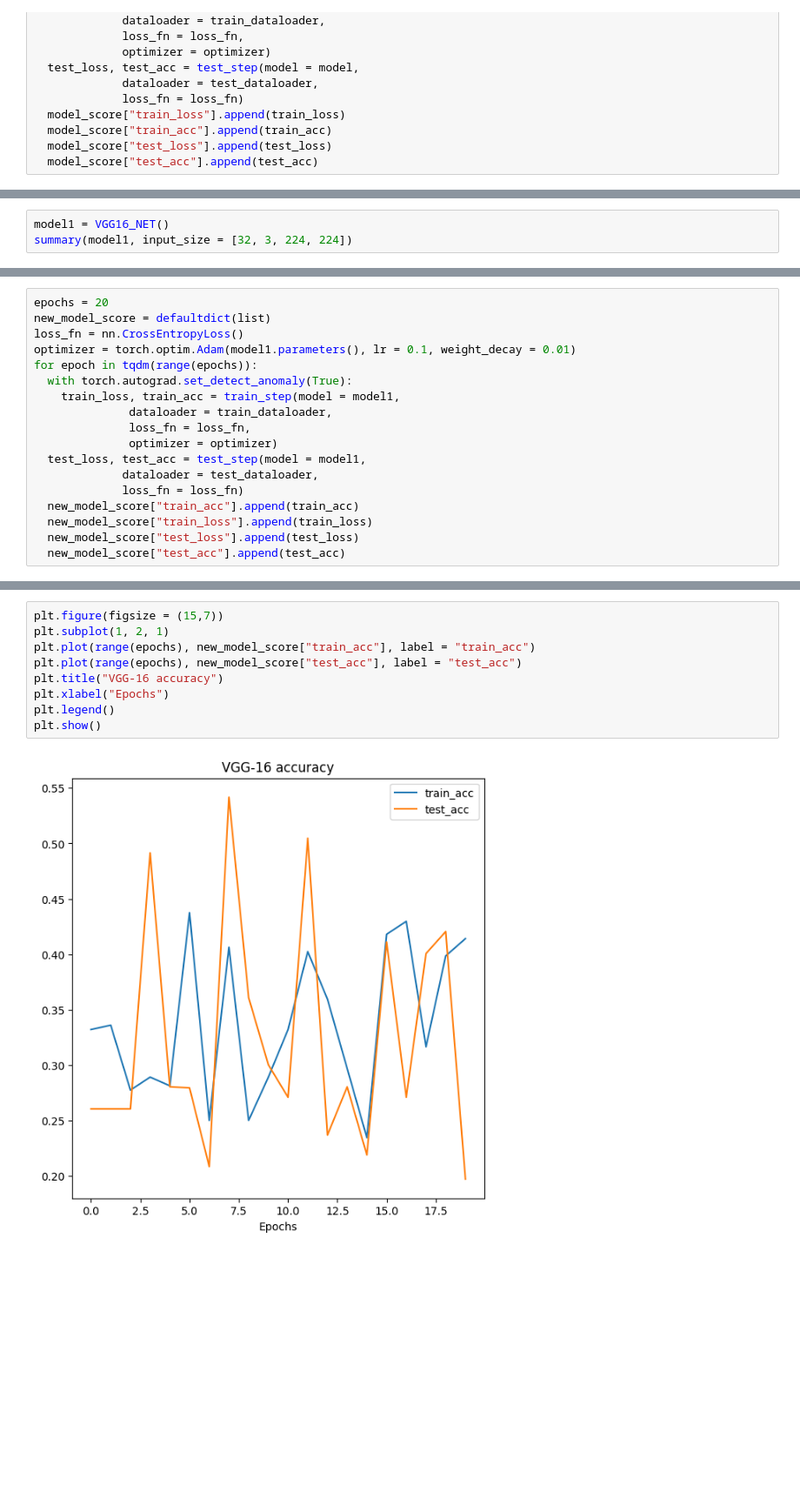
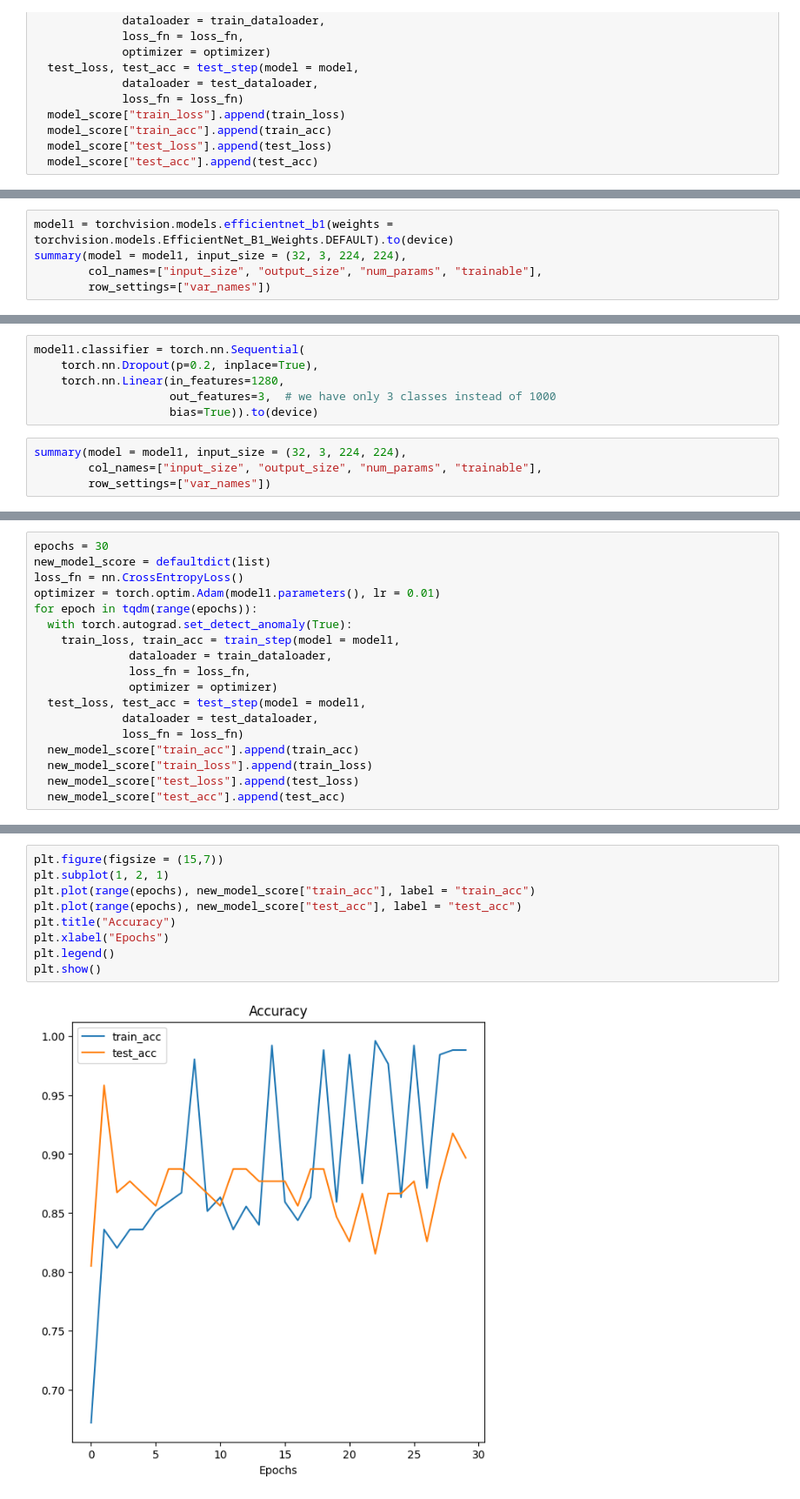
Before and after one commit to 3jasoon3/pytorch_course, a Jupyter notebook: custom_datasets.ipynb, the cells around one changed output, grey strips where cells are left out. Shown at 87% size. Cells and saved outputs as stored; diff of their text form; blank space fills up the shorter version.

```diff
--- a/custom_datasets.ipynb
+++ b/custom_datasets.ipynb
@@ -296,0 +267,5 @@ class VGG16_NET(nn.Module):
+# %%
+model1 = torchvision.models.efficientnet_b1(weights = torchvision.models.EfficientNet_B1_Weights.DEFAULT).to(device)
+summary(model = model1, input_size = (32, 3, 224, 224),
+        col_names=["input_size", "output_size", "num_params", "trainable"],
+        row_settings=["var_names"])
@@ -297,4 +294,11 @@ class VGG16_NET(nn.Module):
+# %%
+model1.classifier = torch.nn.Sequential(
+    torch.nn.Dropout(p=0.2, inplace=True),
+    torch.nn.Linear(in_features=1280,
+                    out_features=3,  # we have only 3 classes instead of 1000
+                    bias=True)).to(device)
 # %%
-model1 = VGG16_NET()
-summary(model1, input_size = [32, 3, 224, 224])
+summary(model = model1, input_size = (32, 3, 224, 224),
+        col_names=["input_size", "output_size", "num_params", "trainable"],
+        row_settings=["var_names"])
 # %% [output]
@@ -318,8 +322,8 @@ Estimated Total Size (MB): 4026.62
 # %%
-epochs = 20
+epochs = 30
 new_model_score = defaultdict(list)
 loss_fn = nn.CrossEntropyLoss()
-optimizer = torch.optim.Adam(model1.parameters(), lr = 0.1, weight_decay = 0.01)
+optimizer = torch.optim.Adam(model1.parameters(), lr = 0.01)
 for epoch in tqdm(range(epochs)):
   with torch.autograd.set_detect_anomaly(True):
     train_loss, train_acc = train_step(model = model1,
@@ -347,11 +351,11 @@ plt.show()
 # %%
 plt.figure(figsize = (15,7))
 plt.subplot(1, 2, 1)
 plt.plot(range(epochs), new_model_score["train_acc"], label = "train_acc")
 plt.plot(range(epochs), new_model_score["test_acc"], label = "test_acc")
-plt.title("VGG-16 accuracy")
+plt.title("Accuracy")
 plt.xlabel("Epochs")
 plt.legend()
 plt.show()
 # %% [output]
-[figure, old version]
+[figure, new version]
```
Also changed, not shown: parts of 8 cells of this notebook.
